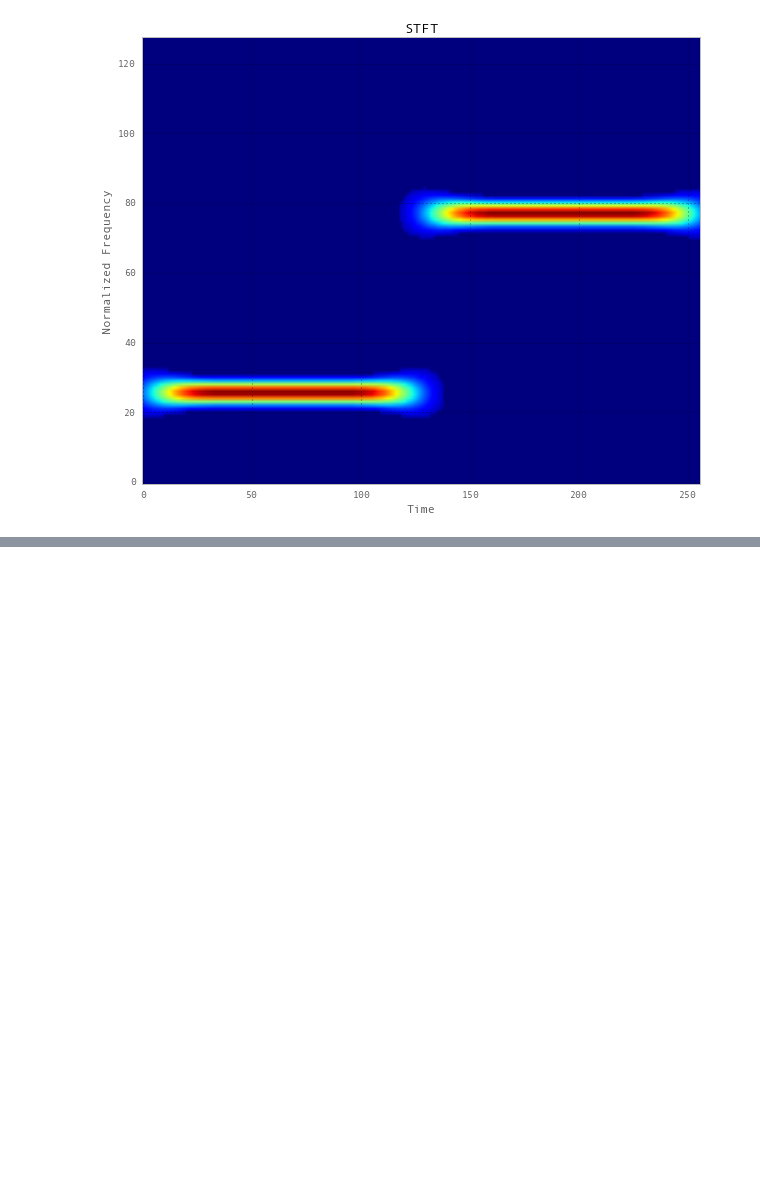
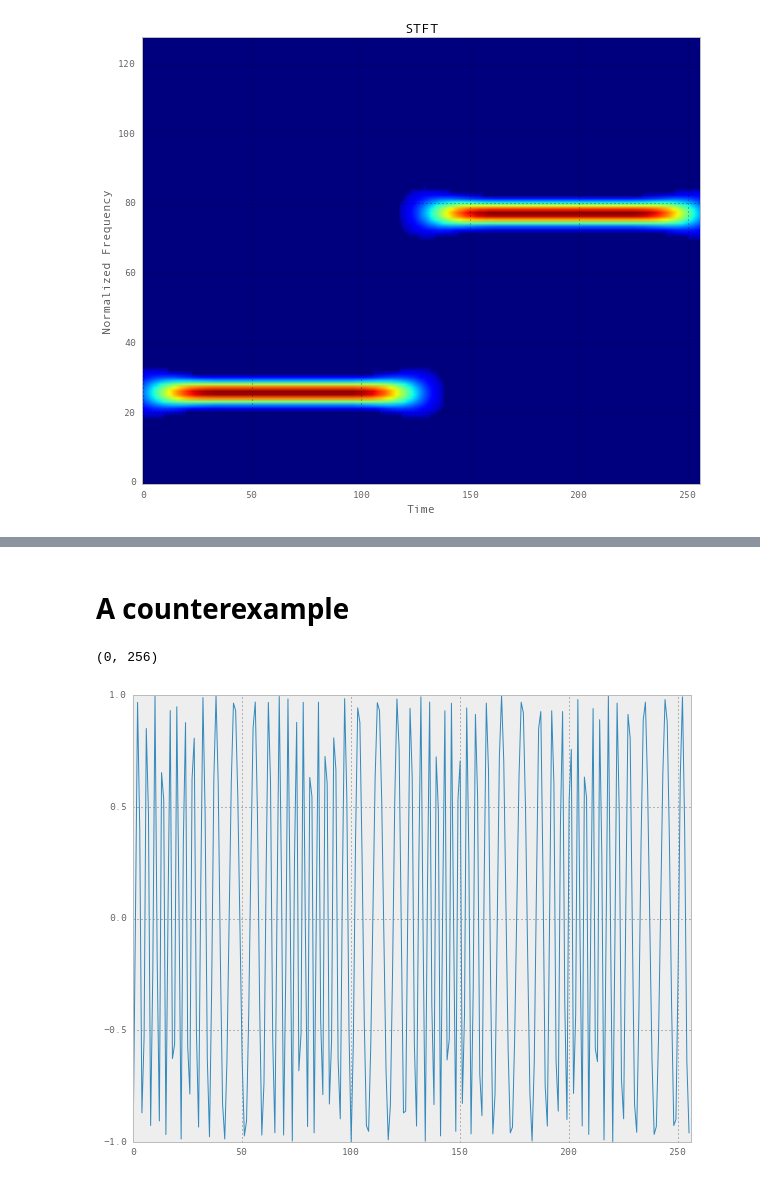
Before and after one commit to jaidevd/jaidevd.github.io, a Jupyter notebook: blog/posts/nonlinear-nonstationary-signal-processing.ipynb, the cells around one changed output, grey strips where cells are left out. Cells and saved outputs as stored; diff of their text form; code cells hidden in the pictures; blank space fills up the shorter version.

```diff
--- a/blog/posts/nonlinear-nonstationary-signal-processing.ipynb
+++ b/blog/posts/nonlinear-nonstationary-signal-processing.ipynb
@@ -68,3 +68,14 @@ stft.plot(ax=ax)
 [figure]
 # %% [markdown]
 ![](images/intro_tf_grid.png)
+# %% [markdown]
+# A counterexample
+# %%
+from tftb.generators import fmsin
+sig, iflaw = fmsin(256, 0.1, 0.3, period=64)
+plt.figure(figsize=(10, 8))
+plt.plot(np.real(sig))
+plt.xlim(0, 256)
+# %% [output]
+(0, 256)
+[figure, added]
```
Also changed, not shown: parts of 12 cells of this notebook.
